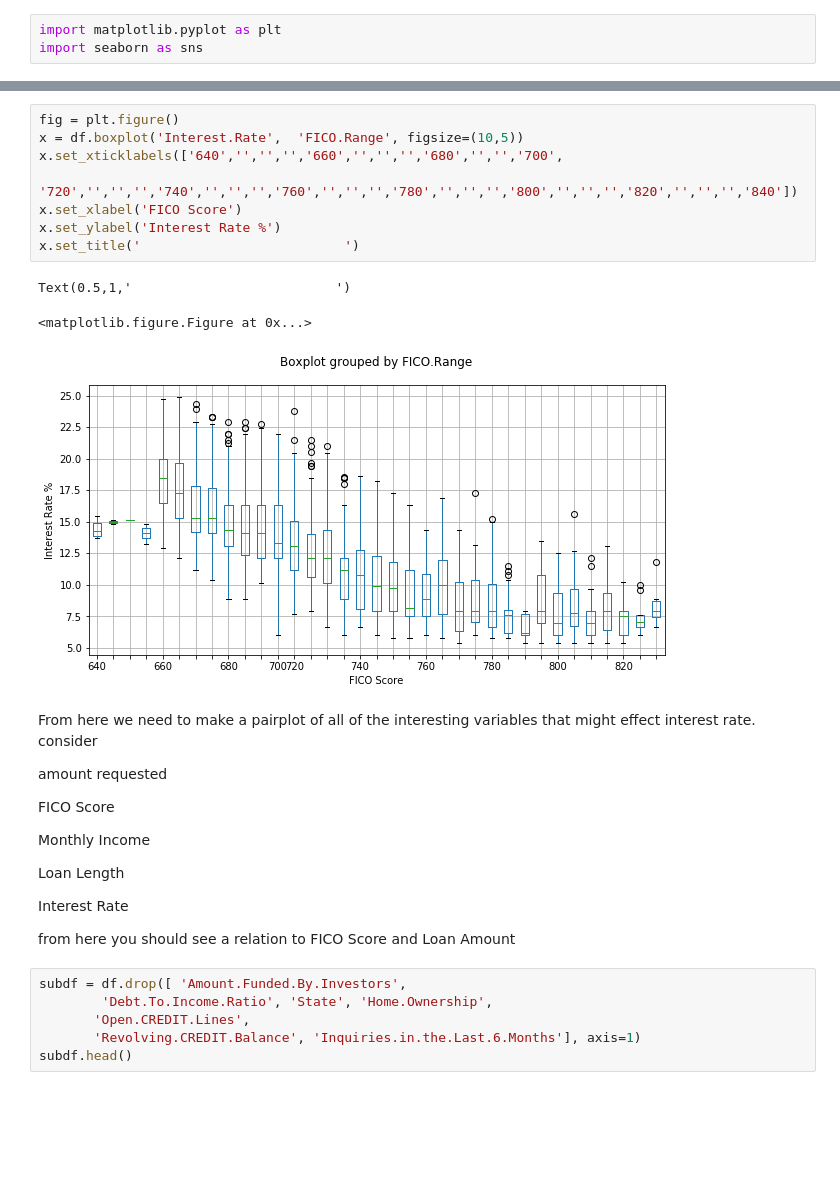
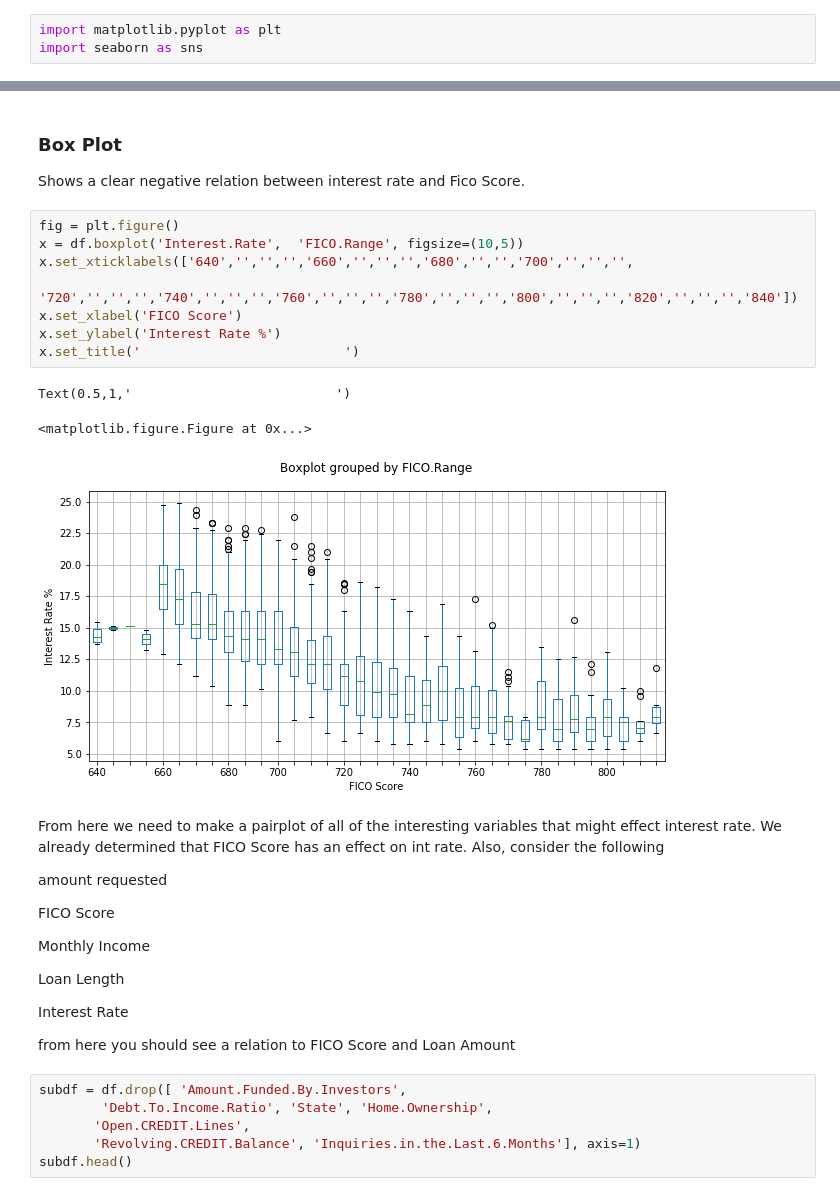
Before and after one commit to harrisonjansma/ML-Notes, a Jupyter notebook: Linear Regression Code.ipynb, the cells around one changed output, grey strips where cells are left out. Drawn from its saved outputs; the diff is of its cells as text; blank space fills up the shorter version.

```diff
--- a/Linear Regression Code.ipynb
+++ b/Linear Regression Code.ipynb
@@ -82,17 +95,21 @@ df['FICO.Range'].hist(figsize = (7,4))
+# %% [markdown]
+### Box Plot
+
+Shows a clear negative relation between interest rate and Fico Score.
 # %%
 fig = plt.figure()
 x = df.boxplot('Interest.Rate',  'FICO.Range', figsize=(10,5))
-x.set_xticklabels(['640','','','','660','','','','680','','','700',
+x.set_xticklabels(['640','','','','660','','','','680','','','700','','','',
   '720','','','','740','','','','760','','','','780','','','','800','','','','820','','','','840'])
 x.set_xlabel('FICO Score')
 x.set_ylabel('Interest Rate %')
 x.set_title('                          ')
 # %% [output]
 Text(0.5,1,'                          ')
 <matplotlib.figure.Figure at 0x...>
-[figure, old version]
+[figure, new version]
 # %% [markdown]
-From here we need to make a pairplot of all of the interesting variables that might effect interest rate. consider
+From here we need to make a pairplot of all of the interesting variables that might effect interest rate. We already determined that FICO Score has an effect on int rate. Also, consider the following
 
 amount requested
 
```
Also changed, not shown: parts of 36 cells of this notebook, 1 other file.
